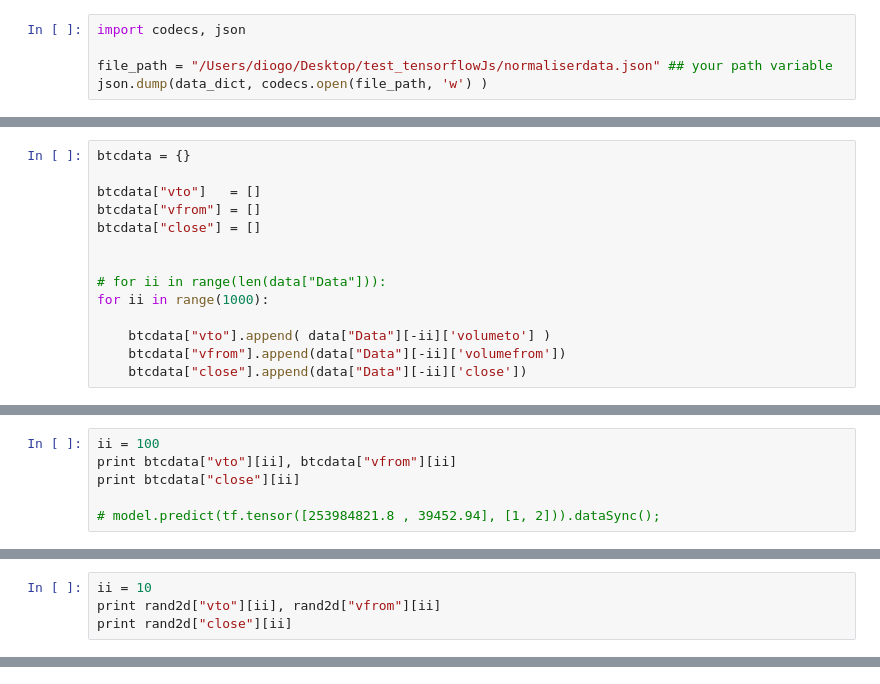
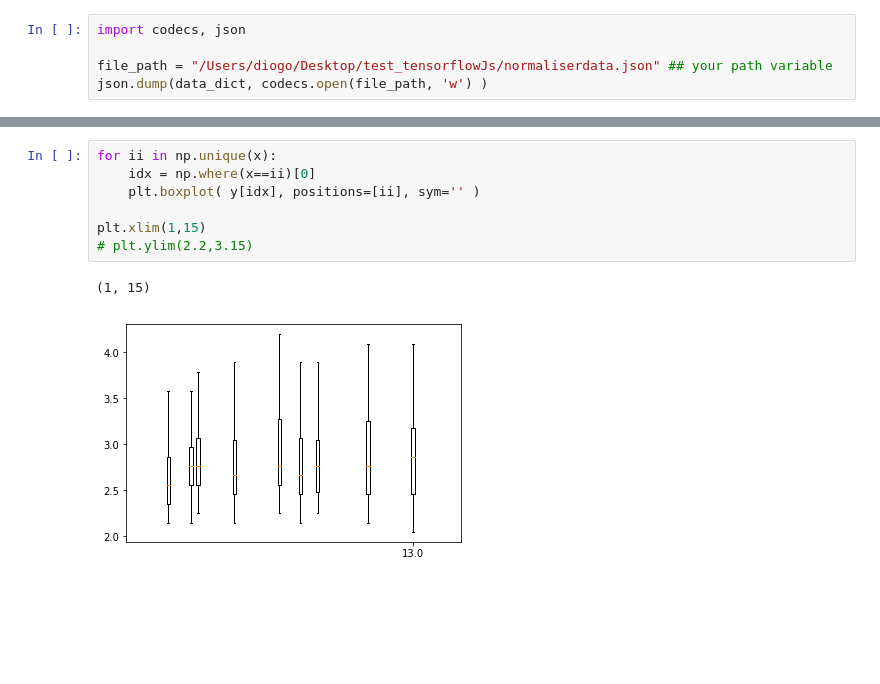
Before and after one commit to DiogoSantosPata/normaliser, a Jupyter notebook: prepare_data_to_tensorflowjs.ipynb, the cells around one changed output, grey strips where cells are left out. Cells and saved outputs as stored; diff of their text form; blank space fills up the shorter version.

```diff
--- a/prepare_data_to_tensorflowjs.ipynb
+++ b/prepare_data_to_tensorflowjs.ipynb
@@ -86,14 +29,0 @@ for ii in range(len(data["Data"])):
-# %%
-btcdata = {}
-
-btcdata["vto"]   = []
-btcdata["vfrom"] = []
-btcdata["close"] = []
-
-
-# for ii in range(len(data["Data"])):
-for ii in range(1000):
-
-    btcdata["vto"].append( data["Data"][-ii]['volumeto'] )
-    btcdata["vfrom"].append(data["Data"][-ii]['volumefrom'])
-    btcdata["close"].append(data["Data"][-ii]['close'])
@@ -103,6 +29,0 @@ json.dump(btcdata, codecs.open(file_path, 'w') )
-# %%
-ii = 100
-print btcdata["vto"][ii], btcdata["vfrom"][ii]
-print btcdata["close"][ii]
-
-# model.predict(tf.tensor([253984821.8 , 39452.94], [1, 2])).dataSync();
@@ -147,4 +29,0 @@ json.dump(rand2d, codecs.open(file_path, 'w') )
-# %%
-ii = 10
-print rand2d["vto"][ii], rand2d["vfrom"][ii]
-print rand2d["close"][ii]
@@ -158,0 +106,10 @@ plt.plot(  rand2d["vfrom"], rand2d["close"] , '.')
+# %%
+for ii in np.unique(x):
+    idx = np.where(x==ii)[0]
+    plt.boxplot( y[idx], positions=[ii], sym='' )
+
+plt.xlim(1,15)
+# plt.ylim(2.2,3.15)
+# %% [output]
+(1, 15)
+[figure, added]
```
Also changed, not shown: parts of 21 cells of this notebook, 6 other files.
